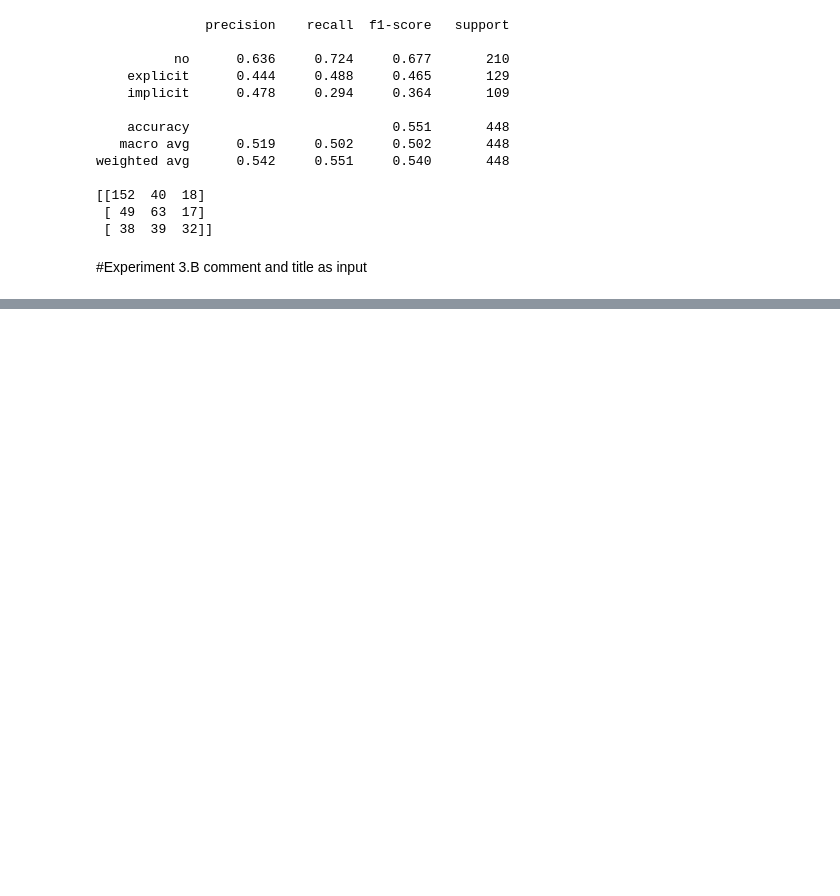
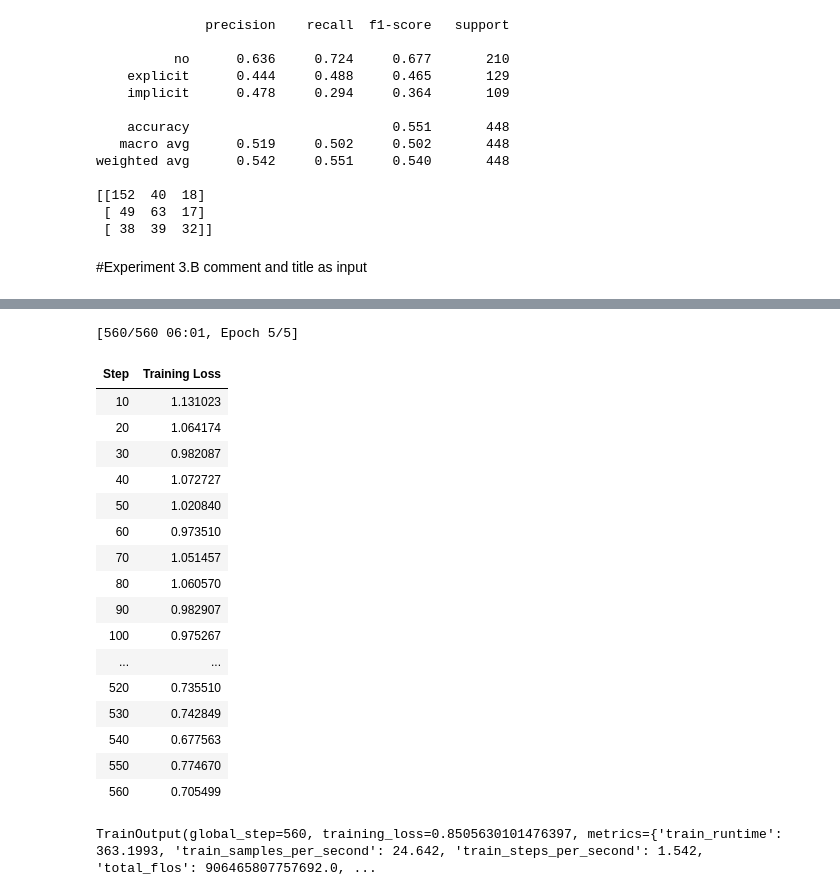
Before and after one commit to Sayak-coder/HateSpeech-detection, a Jupyter notebook: Subtask_(B)_[DUTCH]_Hate_Speech_Classification_part3.ipynb, the cells around one changed output, grey strips where cells are left out. Saved outputs shown, nothing was run; the diff lists cells and outputs as text; code cells hidden in the pictures; blank space fills up the shorter version.

```diff
--- a/Subtask_(B)_[DUTCH]_Hate_Speech_Classification_part3.ipynb
+++ b/Subtask_(B)_[DUTCH]_Hate_Speech_Classification_part3.ipynb
@@ -336,0 +370,5 @@ comment and title as input
+# %%
+from transformers import AutoTokenizer
+
+MODEL = f"cardiffnlp/twitter-roberta-base-hate-latest"
+tokenizer = AutoTokenizer.from_pretrained(MODEL)
@@ -336,0 +386,26 @@ comment and title as input
+# %%
+from transformers import TrainingArguments
+
+training_args = TrainingArguments(
+    output_dir="./results",
+    num_train_epochs=5,
+    per_device_train_batch_size=16,
+    per_device_eval_batch_size=32,
+    warmup_steps=60,
+    weight_decay=0.01,
+    learning_rate=2e-5,
+    logging_steps=10,
+    max_grad_norm=1.0
+)
+# %%
+from transformers import AutoModelForSequenceClassification
+
+MODEL = "cardiffnlp/twitter-roberta-base-hate-latest"
+
+model = AutoModelForSequenceClassification.from_pretrained(
+    MODEL,
+    num_labels=3,
+    ignore_mismatched_sizes=True,
+    id2label={0: "no", 1: "explicit", 2: "implicit"},
+    label2id={"no": 0, "explicit": 1, "implicit": 2},
+).to(device)
@@ -336,0 +423,34 @@ comment and title as input
+# %%
+from transformers import Trainer, DataCollatorWithPadding
+
+data_collator = DataCollatorWithPadding(tokenizer=tokenizer)
+
+trainer_twitter_roberta = Trainer(
+    model=model,
+    args=training_args,
+    train_dataset=train_dataset,
+    eval_dataset=val_dataset,
+    data_collator=data_collator
+)
+
+trainer_twitter_roberta.train()
+# %% [output]
+[560/560 06:01, Epoch 5/5]
+| Step | Training Loss |
+| 10 | 1.131023 |
+| 20 | 1.064174 |
+| 30 | 0.982087 |
+| 40 | 1.072727 |
+| 50 | 1.020840 |
+| 60 | 0.973510 |
+| 70 | 1.051457 |
+| 80 | 1.060570 |
+| 90 | 0.982907 |
+| 100 | 0.975267 |
+| ... | ... |
+| 520 | 0.735510 |
+| 530 | 0.742849 |
+| 540 | 0.677563 |
+| 550 | 0.774670 |
+| 560 | 0.705499 |
+TrainOutput(global_step=560, training_loss=0.8505630101476397, metrics={'train_runtime': 363.1993, 'train_samples_per_second': 24.642, 'train_steps_per_second': 1.542, 'total_flos': 906465807757692.0, ...
```
Also changed, not shown: parts of 21 cells of this notebook.
